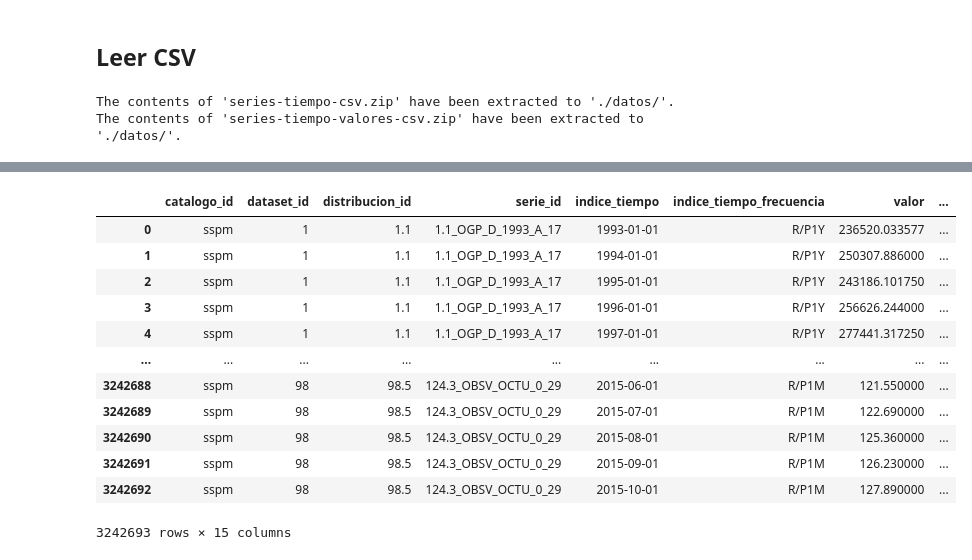
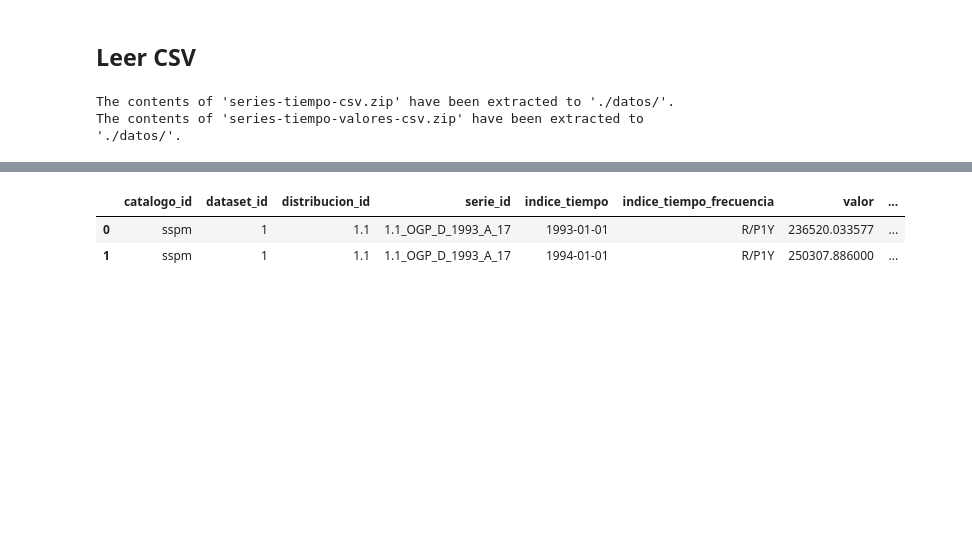
Before and after one commit to matuteiglesias/economia.gob.ar-datos, a Jupyter notebook: 02 - Download, extract, open data (sqlite, csv).ipynb, the cells around one changed output, grey strips where cells are left out. Saved outputs shown, nothing was run; the diff lists cells and outputs as text; code cells hidden in the pictures; blank space fills up the shorter version.

```diff
--- a/02 - Download, extract, open data (sqlite, csv).ipynb
+++ b/02 - Download, extract, open data (sqlite, csv).ipynb
@@ -374,19 +380,9 @@ valor                       1452530
 indice_tiempo_frecuencia          5
 dtype: int64
 # %%
-df1
+df1.head(2)
 # %% [output]
 |  | catalogo_id | dataset_id | distribucion_id | serie_id | indice_tiempo | indice_tiempo_frecuencia | valor | ... |
 | 0 | sspm | 1 | 1.1 | 1.1_OGP_D_1993_A_17 | 1993-01-01 | R/P1Y | 236520.033577 | ... |
 | 1 | sspm | 1 | 1.1 | 1.1_OGP_D_1993_A_17 | 1994-01-01 | R/P1Y | 250307.886000 | ... |
-| 2 | sspm | 1 | 1.1 | 1.1_OGP_D_1993_A_17 | 1995-01-01 | R/P1Y | 243186.101750 | ... |
-| 3 | sspm | 1 | 1.1 | 1.1_OGP_D_1993_A_17 | 1996-01-01 | R/P1Y | 256626.244000 | ... |
-| 4 | sspm | 1 | 1.1 | 1.1_OGP_D_1993_A_17 | 1997-01-01 | R/P1Y | 277441.317250 | ... |
-| ... | ... | ... | ... | ... | ... | ... | ... | ... |
-| 3242688 | sspm | 98 | 98.5 | 124.3_OBSV_OCTU_0_29 | 2015-06-01 | R/P1M | 121.550000 | ... |
-| 3242689 | sspm | 98 | 98.5 | 124.3_OBSV_OCTU_0_29 | 2015-07-01 | R/P1M | 122.690000 | ... |
-| 3242690 | sspm | 98 | 98.5 | 124.3_OBSV_OCTU_0_29 | 2015-08-01 | R/P1M | 125.360000 | ... |
-| 3242691 | sspm | 98 | 98.5 | 124.3_OBSV_OCTU_0_29 | 2015-09-01 | R/P1M | 126.230000 | ... |
-| 3242692 | sspm | 98 | 98.5 | 124.3_OBSV_OCTU_0_29 | 2015-10-01 | R/P1M | 127.890000 | ... |
-3242693 rows × 15 columns
 # %%
```
Also changed, not shown: parts of 7 cells of this notebook, 5 other files.
